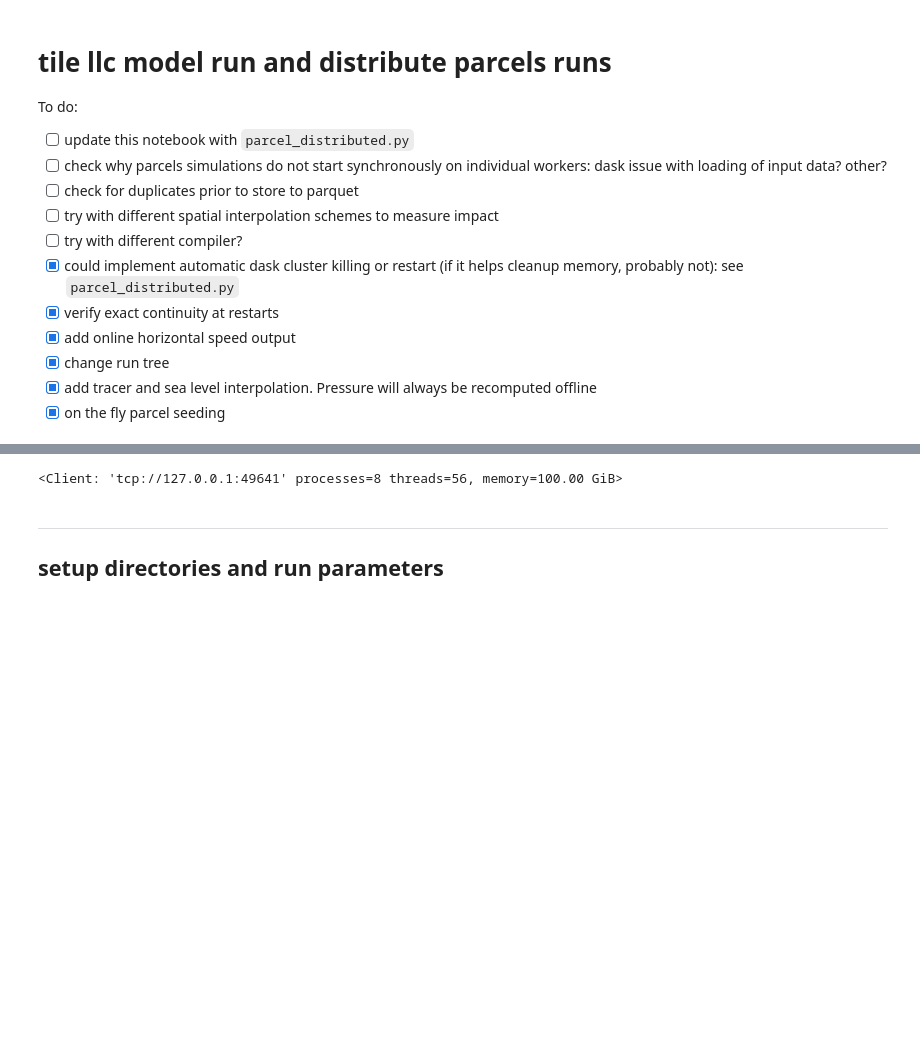
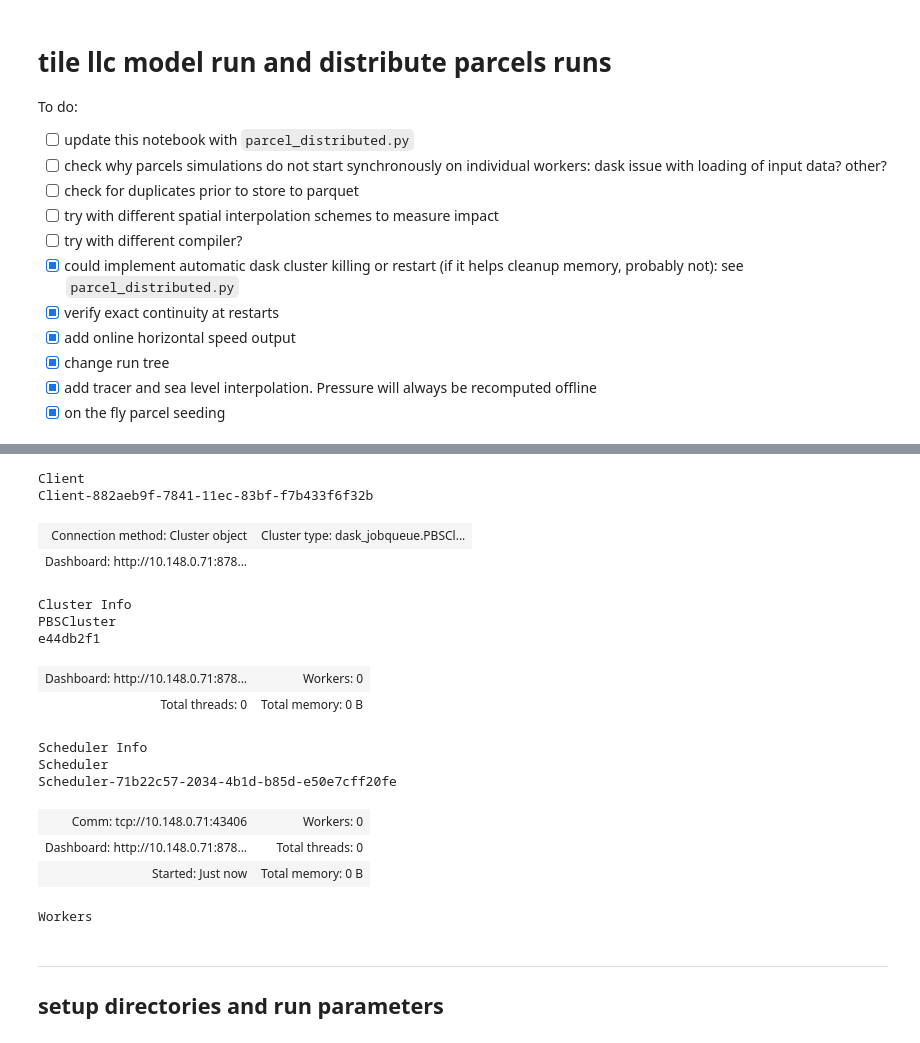
Before and after one commit to apatlpo/mit_equinox, a Jupyter notebook: parcels/parcel_distributed.ipynb, the cells around one changed output, grey strips where cells are left out. Drawn from its saved outputs; the diff is of its cells as text; code cells hidden in the pictures; blank space fills up the shorter version.

```diff
--- a/parcels/parcel_distributed.ipynb
+++ b/parcels/parcel_distributed.ipynb
@@ -36,27 +34,42 @@ INFO: Compiled ParcelsRandom ==> /dev/shm/pbs.8532156.datarmor0/parcels-55081/li
 # %%
 from dask.distributed import Client, LocalCluster
 from dask_jobqueue import PBSCluster
 
 # ** processes and cores may be adjusted in order to have more memory or inversely more
 # ** computational ressource
 
-processing = 0
+processing = 2
 
 if processing==0:
     cluster = LocalCluster()
 elif processing==1:
     # parcels simulation
     cluster = PBSCluster(processes=4, cores=4, walltime='48:00:00')
     w = cluster.scale(jobs=13)
 elif processing==2:
     # post processing
     cluster = PBSCluster()
     w = cluster.scale(jobs=2)
 
 client = Client(cluster)
 client
 # %% [output]
-<Client: 'tcp://127.0.0.1:49641' processes=8 threads=56, memory=100.00 GiB>
+Client
+Client-882aeb9f-7841-11ec-83bf-f7b433f6f32b
+| Connection method: Cluster object | Cluster type: dask_jobqueue.PBSCl... |
+| Dashboard: http://10.148.0.71:878... |  |
+Cluster Info
+PBSCluster
+e44db2f1
+| Dashboard: http://10.148.0.71:878... | Workers: 0 |
+| Total threads: 0 | Total memory: 0 B |
+Scheduler Info
+Scheduler
+Scheduler-71b22c57-2034-4b1d-b85d-e50e7cff20fe
+| Comm: tcp://10.148.0.71:43406 | Workers: 0 |
+| Dashboard: http://10.148.0.71:878... | Total threads: 0 |
+| Started: Just now | Total memory: 0 B |
+Workers
 # %% [markdown]
 ---
 ## setup directories and run parameters
```
Also changed, not shown: parts of 15 cells of this notebook, 9 other files.
